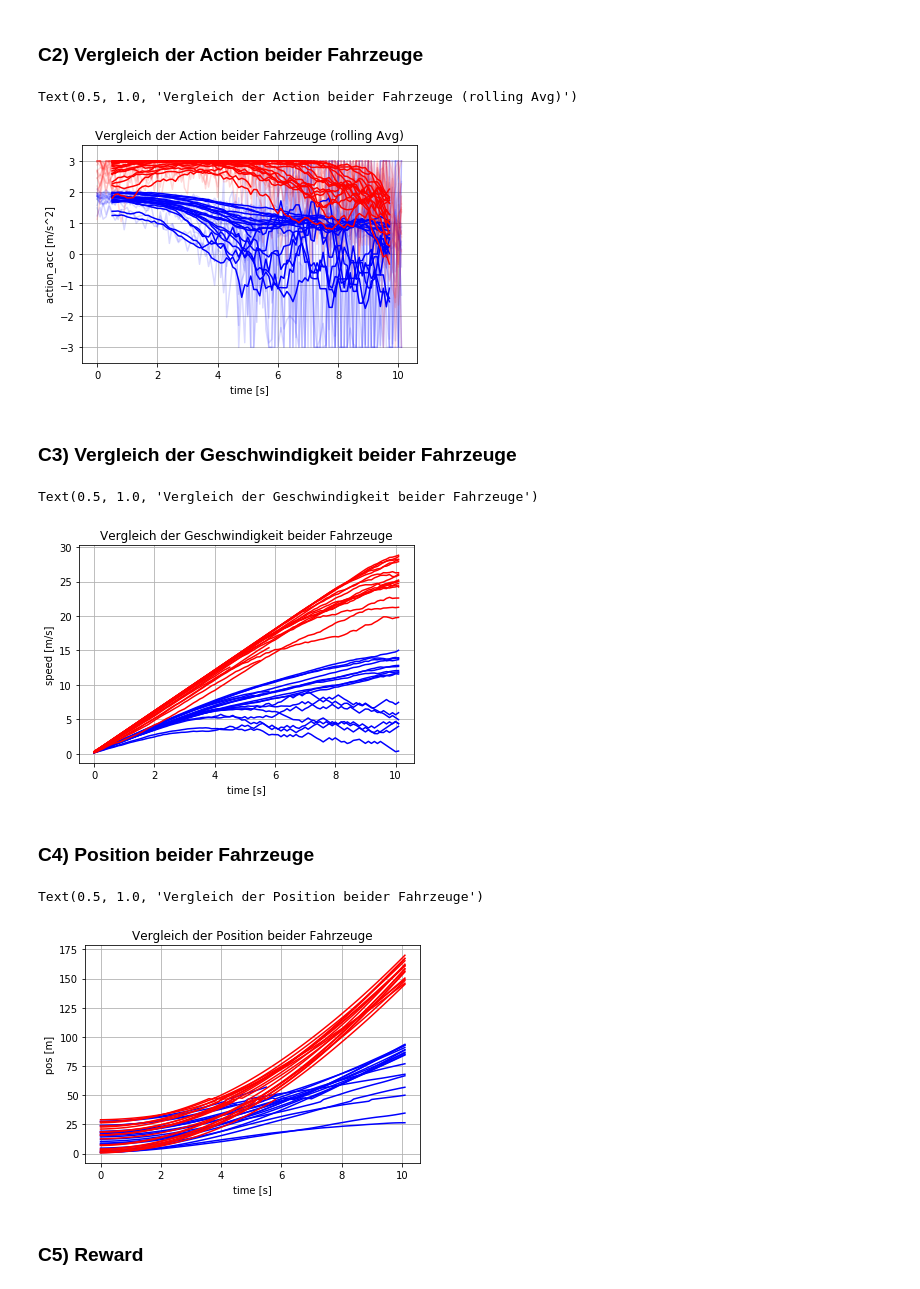
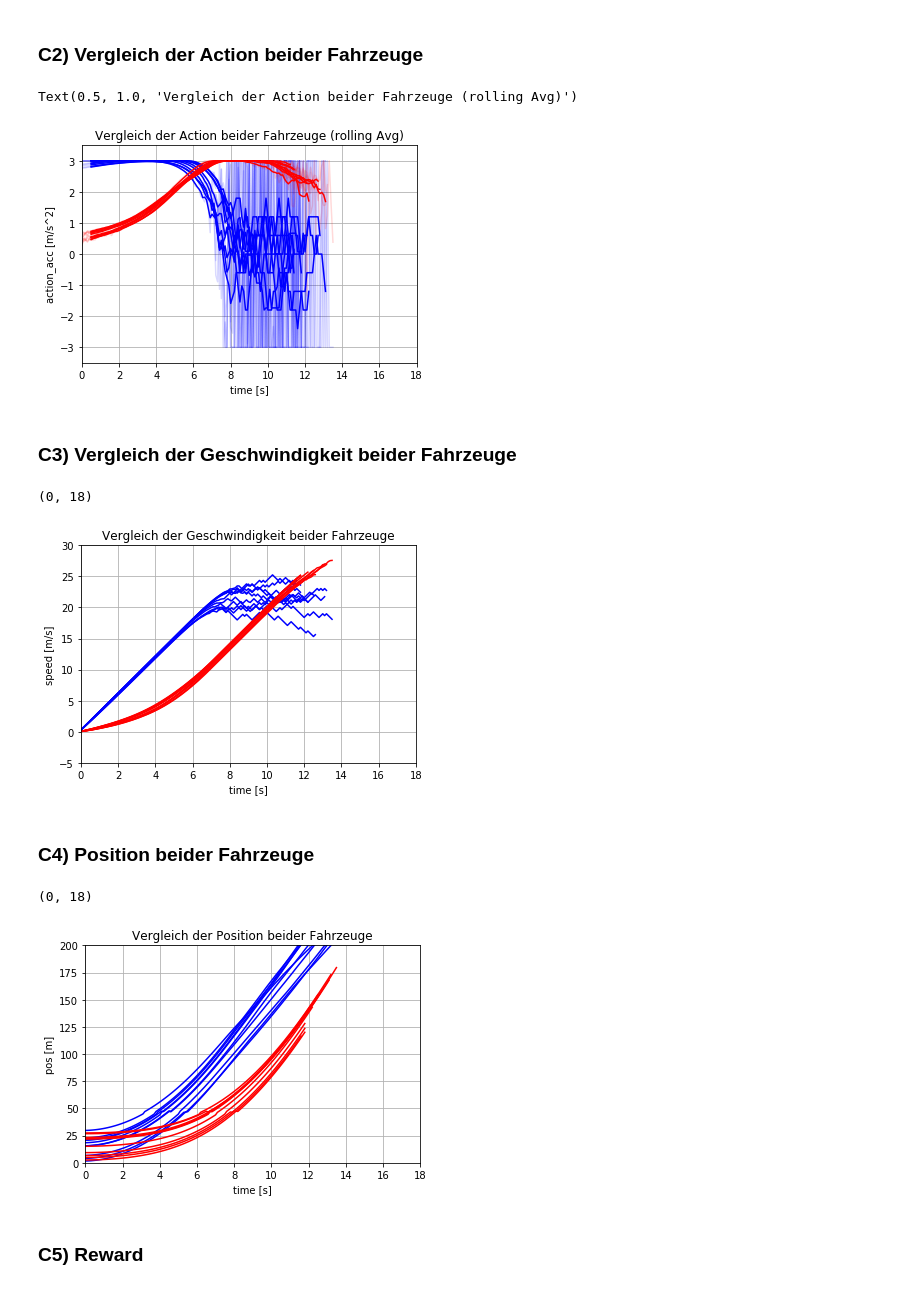
Before and after one commit to MouvementMondial/flow, a Jupyter notebook: Diplomarbeit/Auswertung_I3W_MultiAgent.ipynb, the cells around one changed output. Drawn from its saved outputs; the diff is of its cells as text; code cells hidden in the pictures.

```diff
--- a/Diplomarbeit/Auswertung_I3W_MultiAgent.ipynb
+++ b/Diplomarbeit/Auswertung_I3W_MultiAgent.ipynb
@@ -4,7 +4,7 @@
 Die Ergebnisse des Trainings wurden hier abgelegt:
 # %%
 path_ray_results = "/home/thorsten/ray_results/IntersectionExample/"
-folder_results = "PPO_MultiAgentIntersectionEnv-v0_0_2019-03-11_15-39-58ssrs95mm"
+folder_results = "/Reproduzierbarkeitstest_2/PPO_MultiAgentIntersectionEnv-v0_0_2019-03-13_04-38-5556_jtq95"
 # %% [markdown]
 ## A) Auswertung des Trainings
 Auswertung der csv, die während des Trainings erstellt worden ist.
@@ -140,7 +143,7 @@ Skip automatic termination. Connection is probably already closed.
 Speicherort der in B) erzeugten log-Dateien:
 # %%
 # default:
-folder_logs = path_ray_results + folder_results + "/results_run_255/"
+folder_logs = path_ray_results + folder_results + "/results_run_300/"
 
 # anderer Ort:
 #folder_logs = hier/und/dort/
@@ -186,34 +189,35 @@ pltAlpha = 0.15
 for time, action_1 in zip(times,actions_1):
     plt.plot(time[:-1],
              action_1[:-1],
              c='b',
              alpha=pltAlpha)
 for time, action_2 in zip(times,actions_2):
     plt.plot(time[:-1],
              action_2[:-1],
              c='r',
              alpha=pltAlpha)
 
 # print action with rolling avg
 for time, action_1 in zip(times,actions_1):
     action_1_RA = np.convolve(action_1[:,0],np.ones((N_RA,))/N_RA,mode='valid')
     plt.plot(time[N_RA//2:-N_RA//2],
              action_1_RA[:-1],
              c='b')
 for time, action_2 in zip(times,actions_2):
     action_2_RA = np.convolve(action_2[:,0],np.ones((N_RA,))/N_RA,mode='valud')
     plt.plot(time[N_RA//2:-N_RA//2],
              action_2_RA[:-1],
              c='r')
 
 plt.xlabel('time [s]')
 plt.ylabel('action_acc [m/s^2]')
 plt.grid()
 plt.ylim(-3.5,3.5)
+plt.xlim(0,18)
 plt.title('Vergleich der Action beider Fahrzeuge (rolling Avg)')
 # %% [output]
 Text(0.5, 1.0, 'Vergleich der Action beider Fahrzeuge (rolling Avg)')
-[figure, old version]
+[figure, new version]
 # %% [markdown]
 ### C3) Vergleich der Geschwindigkeit beider Fahrzeuge
 # %%
@@ -229,9 +233,11 @@ plt.xlabel('time [s]')
 plt.ylabel('speed [m/s]')
 plt.grid()
 plt.title('Vergleich der Geschwindigkeit beider Fahrzeuge')
+plt.ylim(-5,30)
+plt.xlim(0,18)
 # %% [output]
-Text(0.5, 1.0, 'Vergleich der Geschwindigkeit beider Fahrzeuge')
+(0, 18)
-[figure, old version]
+[figure, new version]
 # %% [markdown]
 ### C4) Position beider Fahrzeuge
 # %%
@@ -248,9 +254,11 @@ plt.xlabel('time [s]')
 plt.ylabel('pos [m]')
 plt.grid()
 plt.title('Vergleich der Position beider Fahrzeuge')
+plt.ylim(0,200)
+plt.xlim(0,18)
 # %% [output]
-Text(0.5, 1.0, 'Vergleich der Position beider Fahrzeuge')
+(0, 18)
-[figure, old version]
+[figure, new version]
 # %% [markdown]
 ### C5) Reward
 # %%
```
Also changed, not shown: parts of 7 cells of this notebook, 7 other files.
